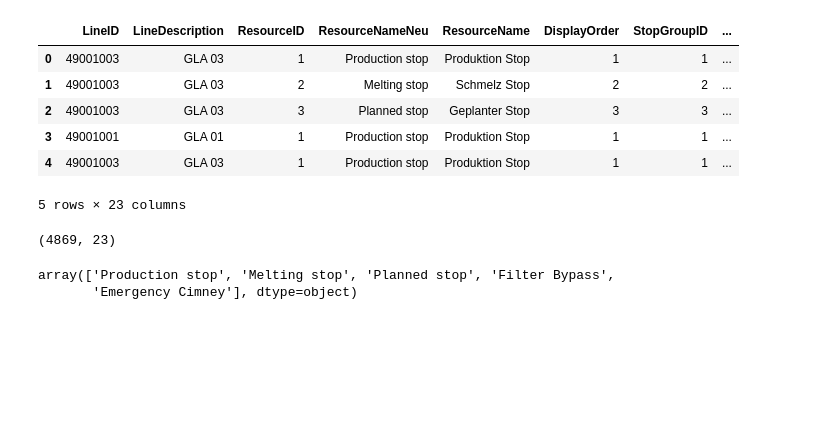
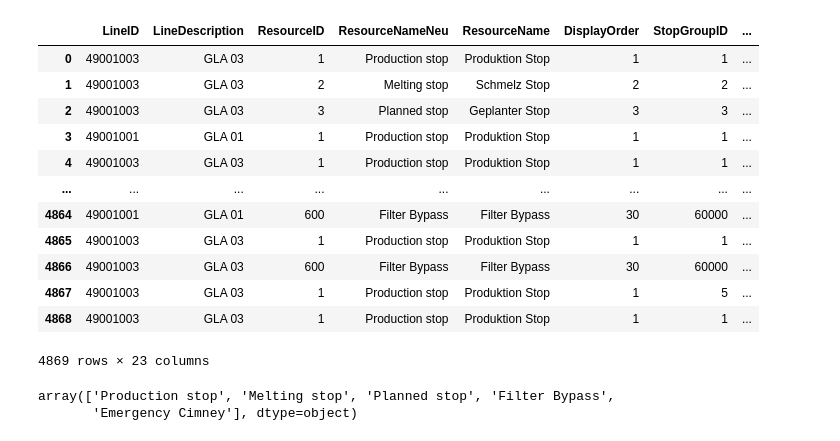
Before and after one commit to manueldelangel/alarm, a Jupyter notebook: downtimes.ipynb, the cells around one changed output. Cells and saved outputs as stored; diff of their text form; code cells hidden in the pictures; blank space fills up the shorter version.

```diff
--- a/downtimes.ipynb
+++ b/downtimes.ipynb
@@ -7,19 +7,21 @@ import mpld3
 from functions import dataToTimeSeries
 # %%
 df = pd.read_excel('./dataframes/all_downtimes.xlsx')
-df.head()
+df
 # %% [output]
 |  | LineID | LineDescription | ResourceID | ResourceNameNeu | ResourceName | DisplayOrder | StopGroupID | ... |
 | 0 | 49001003 | GLA 03 | 1 | Production stop | Produktion Stop | 1 | 1 | ... |
 | 1 | 49001003 | GLA 03 | 2 | Melting stop | Schmelz Stop | 2 | 2 | ... |
 | 2 | 49001003 | GLA 03 | 3 | Planned stop | Geplanter Stop | 3 | 3 | ... |
 | 3 | 49001001 | GLA 01 | 1 | Production stop | Produktion Stop | 1 | 1 | ... |
 | 4 | 49001003 | GLA 03 | 1 | Production stop | Produktion Stop | 1 | 1 | ... |
+| ... | ... | ... | ... | ... | ... | ... | ... | ... |
+| 4864 | 49001001 | GLA 01 | 600 | Filter Bypass | Filter Bypass | 30 | 60000 | ... |
+| 4865 | 49001003 | GLA 03 | 1 | Production stop | Produktion Stop | 1 | 1 | ... |
+| 4866 | 49001003 | GLA 03 | 600 | Filter Bypass | Filter Bypass | 30 | 60000 | ... |
+| 4867 | 49001003 | GLA 03 | 1 | Production stop | Produktion Stop | 1 | 5 | ... |
+| 4868 | 49001003 | GLA 03 | 1 | Production stop | Produktion Stop | 1 | 1 | ... |
-5 rows × 23 columns
+4869 rows × 23 columns
-# %%
-df.shape
-# %% [output]
-(4869, 23)
 # %%
 df['ResourceNameNeu'].unique()
 # %% [output]
```
Also changed, not shown: parts of 18 cells of this notebook, 4 other files.
